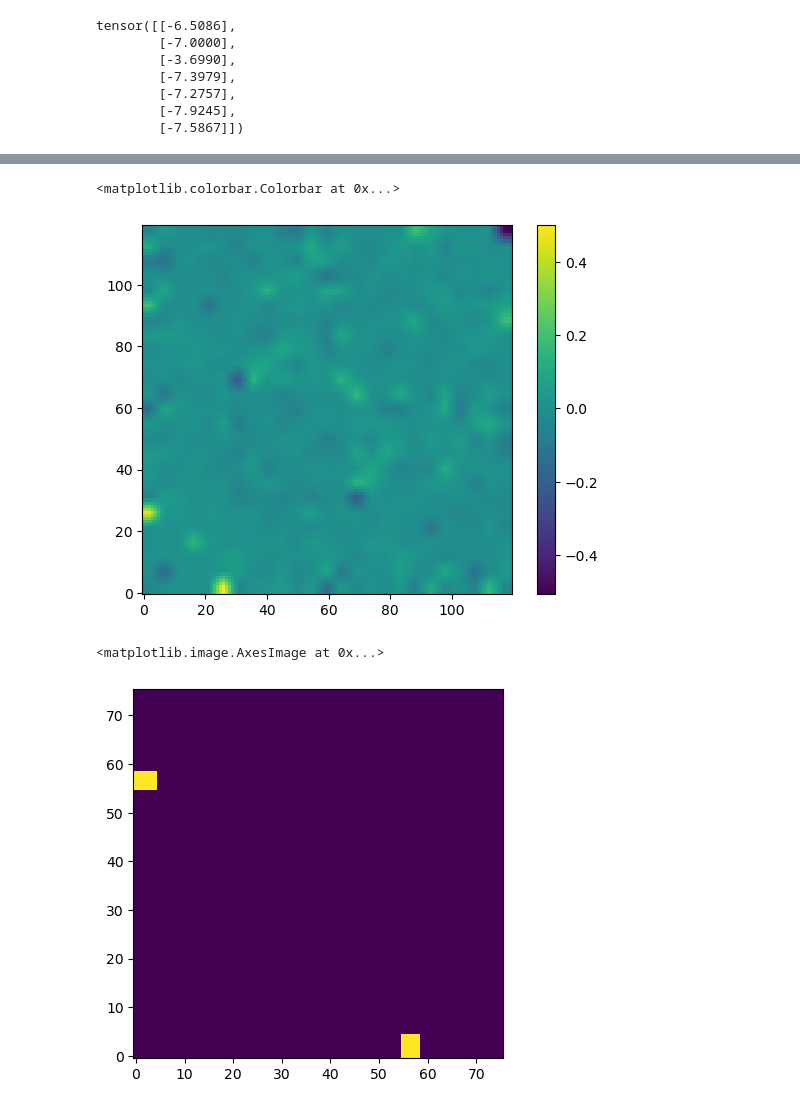
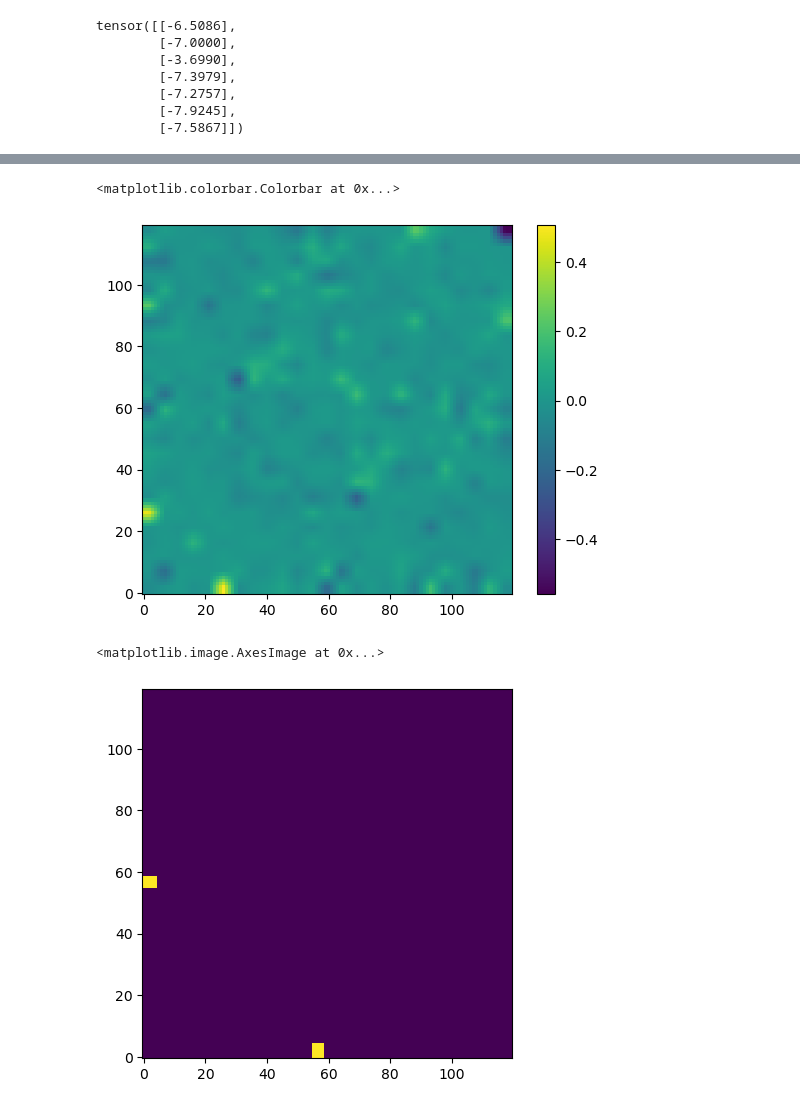
Before and after one commit to kevinmicha/ANTIPASTI, a Jupyter notebook: NMA CNN.ipynb, the cells around one changed output, grey strips where cells are left out. Drawn from its saved outputs; the diff is of its cells as text; code cells hidden in the pictures.

```diff
--- a/NMA CNN.ipynb
+++ b/NMA CNN.ipynb
@@ -196,9 +196,3 @@ min_res_list = [x.strip() for x in min_res_list]
 print('The longest chain has ' + str(len(max_res_list)) + ' residues, while the shortest has ' + str(len(min_res_list)))
 # %% [output]
 The longest chain has 120 residues, while the shortest has 44
-# %%
-for f in file_residues_paths[:1]:
-    current_list = np.load(f)[1:heavy[selected_entries.index(f[-8:-4])]+1]
-    current_list = [x[1:].strip() for x in current_list]
-    idx_list = [i for i in range(len(current_list)) if current_list[i] in min_res_list]
-    assert len(idx_list) == len(min_res_list)
@@ -215,9 +198,0 @@ for f in file_paths[:1]:
-# %%
-max_res = len(max_res_list)
-mask = np.zeros((max_res, max_res))
-idx_list = [i for i in range(max_res) if max_res_list[i] in current_list]
-idx = [range(i,i+1) for i in idx_list]
-for k, i in enumerate(idx_list):
-    for l, j in enumerate(idx_list):
-        mask[i, j] = imgs[k, l]
-imgs = mask
@@ -252,3 +199,29 @@ def generate_masked_image(img, idx=idx_new, res_list=max_res_list, file_residues
+# %%
+def generate_masked_image(img, idx=idx_new, res_list=max_res_list, file_residues_paths=file_residues_paths, mode='fully-extended'):
+
+    f = file_residues_paths[idx]
+
+    current_list = np.load(f)[1:]#heavy[selected_entries.index(f[-8:-4])]+1]
+    current_list = [x[1:].strip() for x in current_list]
+
+
+    if mode == 'fully-cropped':
+        idx_list = [i for i in range(len(current_list)) if current_list[i] in res_list]
+        mask = img[idx_list,:][:,idx_list]
+
+
+    elif mode == 'fully-extended':
+        max_res = len(res_list)
+        mask = np.zeros((max_res, max_res))
+        idx_list = [i for i in range(max_res) if res_list[i] in current_list]
+        for k, i in enumerate(idx_list):
+            for l, j in enumerate(idx_list):
+                mask[i, j] = img[k, l]
+
+    else:
+        raise NotImplementedError('Unknown mode: choose between fully-cropped and fully-extended')
+
+    return mask
 # %%
 # loading training images
 imgs = []
@@ -622,17 +609,17 @@ img.sum()
 # %%
-plt.imshow(cv2.resize(img, dsize=(120, 120)), origin='lower')
+plt.imshow(cv2.resize(img, dsize=(train_x.shape[2], train_x.shape[2])), origin='lower')
 plt.colorbar()
 # %% [output]
 <matplotlib.colorbar.Colorbar at 0x...>
-[figure, old version]
+[figure, new version]
 # %%
 #Arbitrary mask analysis
-test_mask = np.zeros((76,76))
+test_mask = np.zeros((train_x.shape[2], train_x.shape[2]))
 test_mask[:5, 55:59] = 1
 test_mask += np.transpose(test_mask)
 plt.imshow(test_mask, origin='lower')
 # %% [output]
 <matplotlib.image.AxesImage at 0x...>
-[figure, old version]
+[figure, new version]
 # %%
 #CDR-H3 analysis
```
Also changed, not shown: parts of 52 cells of this notebook, 1 other file.
